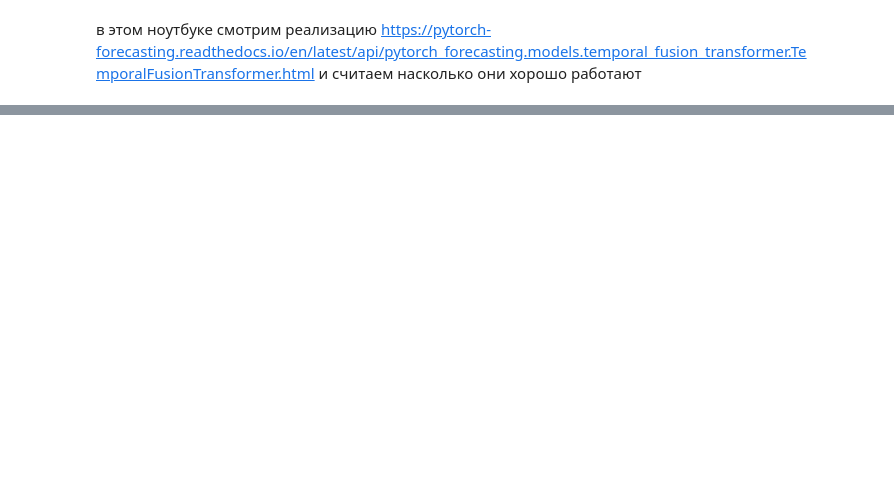
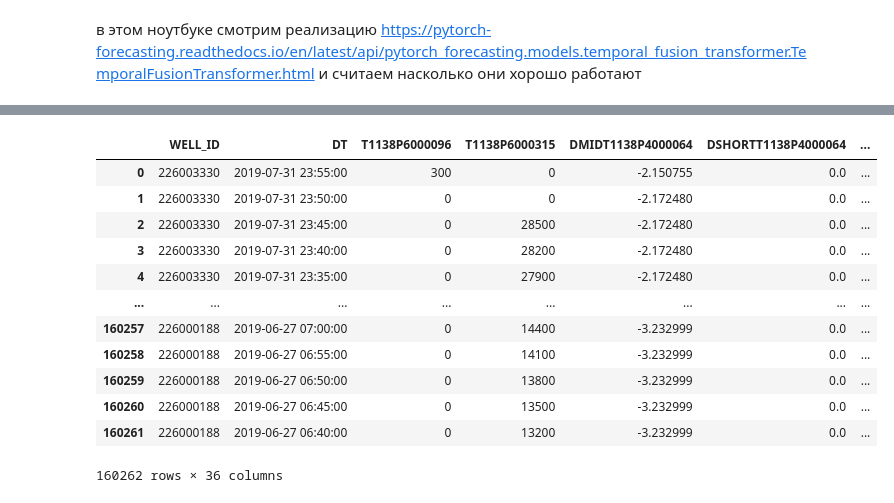
Before and after one commit to ksetdekov/ts_transformers, a Jupyter notebook: pytorch_forecasting.ipynb, the cells around one changed output, grey strips where cells are left out. Cells and saved outputs as stored; diff of their text form; code cells hidden in the pictures; blank space fills up the shorter version.

```diff
--- a/pytorch_forecasting.ipynb
+++ b/pytorch_forecasting.ipynb
@@ -31,0 +70,5 @@ data = ...
+# %%
+data_address = 'data'
+training = pd.read_csv(data_address +'/cfp_dataset_v1.csv', index_col=False)
+training.drop(['Unnamed: 0', 'MIDUPT1138P2300058', 'SHORTUPT1138P2300058', 'LONGUPT1138P2300058', 'DMIDT1138P2300058',  'DLONGT1138P2300058', 'UNIXDT', 'UUID'], axis=1, inplace=True)
+training.columns
@@ -31,0 +83,13 @@ data = ...
+# %%
+
+pump_encoder = LabelBinarizer()
+transformed = pump_encoder.fit_transform(training.WELL_ID)
+ohe_df = pd.DataFrame(transformed)
+ohe_df.columns = pump_encoder.classes_
+ohe_df.columns = ohe_df.columns.astype(str)
+
+# training_oh = pd.concat([training, ohe_df], axis=1).drop(['WELL_ID'], axis=1)
+training_oh = pd.concat([training, ohe_df], axis=1)
+# training_oh
+training_oh.columns = training_oh.columns.astype(str)
+training_oh.columns
@@ -31,0 +182,16 @@ data = ...
+# %%
+training_oh
+# %% [output]
+|  | WELL_ID | DT | T1138P6000096 | T1138P6000315 | DMIDT1138P4000064 | DSHORTT1138P4000064 | ... |
+| 0 | 226003330 | 2019-07-31 23:55:00 | 300 | 0 | -2.150755 | 0.0 | ... |
+| 1 | 226003330 | 2019-07-31 23:50:00 | 0 | 0 | -2.172480 | 0.0 | ... |
+| 2 | 226003330 | 2019-07-31 23:45:00 | 0 | 28500 | -2.172480 | 0.0 | ... |
+| 3 | 226003330 | 2019-07-31 23:40:00 | 0 | 28200 | -2.172480 | 0.0 | ... |
+| 4 | 226003330 | 2019-07-31 23:35:00 | 0 | 27900 | -2.172480 | 0.0 | ... |
+| ... | ... | ... | ... | ... | ... | ... | ... |
+| 160257 | 226000188 | 2019-06-27 07:00:00 | 0 | 14400 | -3.232999 | 0.0 | ... |
+| 160258 | 226000188 | 2019-06-27 06:55:00 | 0 | 14100 | -3.232999 | 0.0 | ... |
+| 160259 | 226000188 | 2019-06-27 06:50:00 | 0 | 13800 | -3.232999 | 0.0 | ... |
+| 160260 | 226000188 | 2019-06-27 06:45:00 | 0 | 13500 | -3.232999 | 0.0 | ... |
+| 160261 | 226000188 | 2019-06-27 06:40:00 | 0 | 13200 | -3.232999 | 0.0 | ... |
+160262 rows × 36 columns
```
Also changed, not shown: parts of 27 cells of this notebook.
